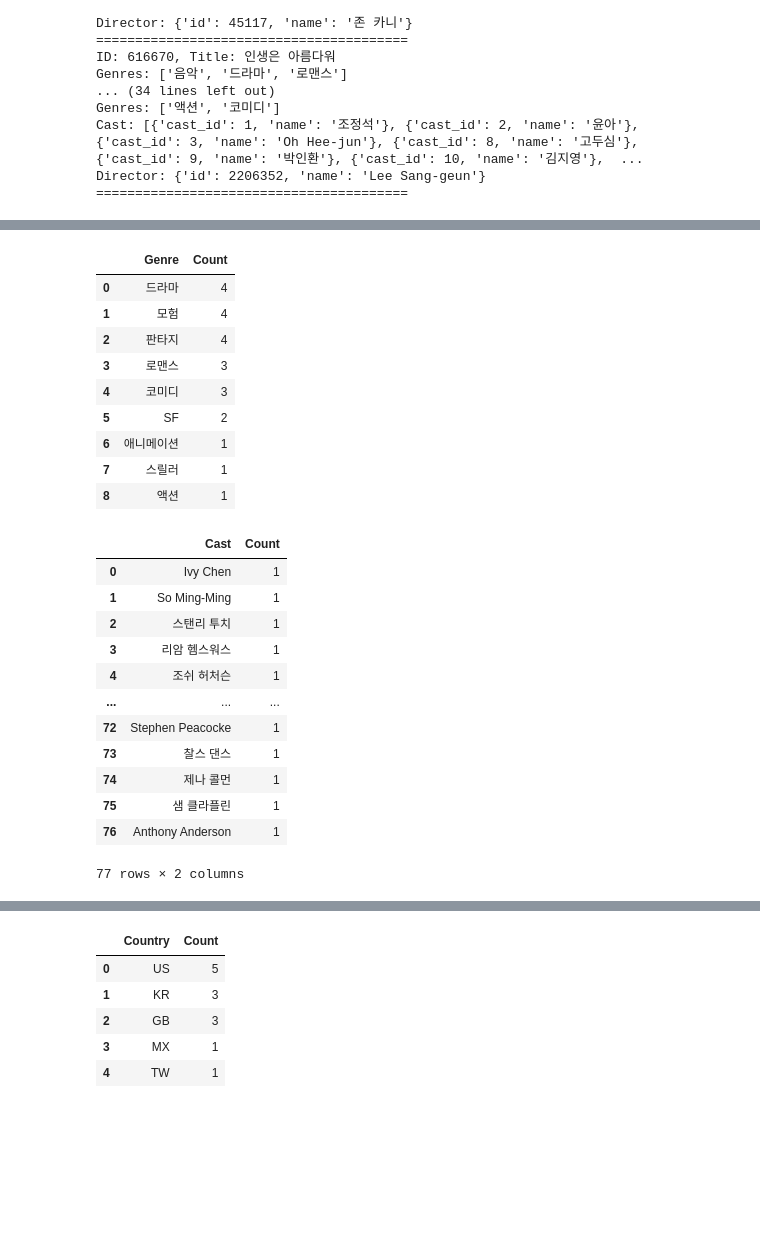
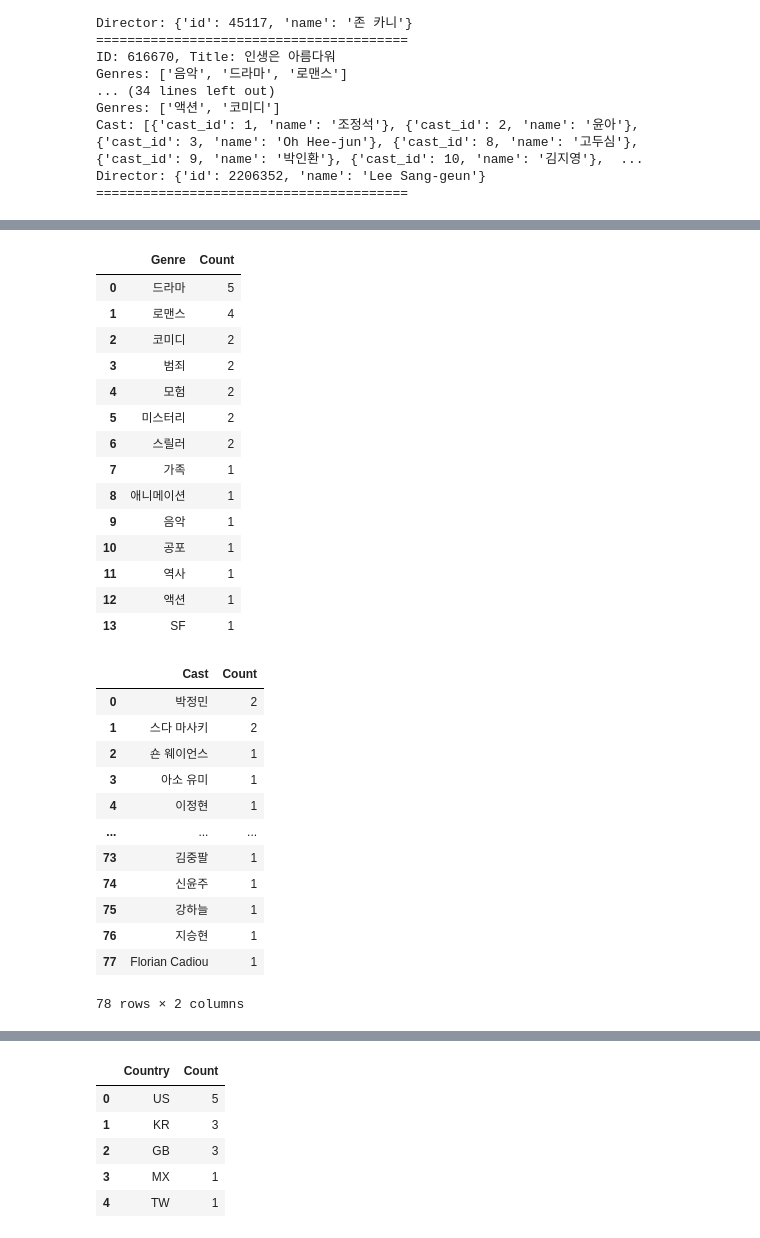
Before and after one commit to DE32-final-team3/mongodb, a Jupyter notebook: tmdb.ipynb, the cells around one changed output, grey strips where cells are left out. Saved outputs shown, nothing was run; the diff lists cells and outputs as text; code cells hidden in the pictures; blank space fills up the shorter version.

```diff
--- a/tmdb.ipynb
+++ b/tmdb.ipynb
@@ -471,7 +471,7 @@ def search_movies(query: str) -> pd.DataFrame:
 async def save_movie_to_db(movie_id: int):
     # MongoDB 연결 설정
     client = AsyncIOMotorClient("mongodb://user:team3@localhost:27017/")
-    engine = AIOEngine(client=client, database="movies_db2")
+    engine = AIOEngine(client=client, database="movies_db4")
 
     # DETAIL API 호출
     detail_url = f"https://api.themoviedb.org/3/movie/{movie_id}?language=ko-KR"
@@ -679,7 +674,7 @@ from motor.motor_asyncio import AsyncIOMotorClient
 
 # MongoDB 연결 설정
 client = AsyncIOMotorClient("mongodb://user:team3@localhost:27017/")
-engine = AIOEngine(client=client, database="movies_db2")
+engine = AIOEngine(client=client, database="movies_db4")
 
 
 # 데이터 가져오기 함수
@@ -711,4 +706,4 @@ async def fetch_movies():
 
 
 # 비동기 실행
-df2 = asyncio.run(fetch_movies())
+df4 = asyncio.run(fetch_movies())
@@ -729,36 +724,41 @@ df2
 # %%
-all_genres2 = [genre for genres in df2["Genres"] for genre in genres]
-genre_counts2 = pd.Series(all_genres2).value_counts().reset_index()
-genre_counts2.columns = ["Genre", "Count"]
-genre_counts2
+all_genres4 = [genre for genres in df4["Genres"] for genre in genres]
+genre_counts4 = pd.Series(all_genres4).value_counts().reset_index()
+genre_counts4.columns = ["Genre", "Count"]
+genre_counts4
 # %% [output]
 |  | Genre | Count |
-| 0 | 드라마 | 4 |
-| 1 | 모험 | 4 |
-| 2 | 판타지 | 4 |
-| 3 | 로맨스 | 3 |
-| 4 | 코미디 | 3 |
-| 5 | SF | 2 |
-| 6 | 애니메이션 | 1 |
-| 7 | 스릴러 | 1 |
-| 8 | 액션 | 1 |
+| 0 | 드라마 | 5 |
+| 1 | 로맨스 | 4 |
+| 2 | 코미디 | 2 |
+| 3 | 범죄 | 2 |
+| 4 | 모험 | 2 |
+| 5 | 미스터리 | 2 |
+| 6 | 스릴러 | 2 |
+| 7 | 가족 | 1 |
+| 8 | 애니메이션 | 1 |
+| 9 | 음악 | 1 |
+| 10 | 공포 | 1 |
+| 11 | 역사 | 1 |
+| 12 | 액션 | 1 |
+| 13 | SF | 1 |
 # %%
-all_casts2 = [genre for genres in df2["Cast Names"] for genre in genres]
-cast_counts2 = pd.Series(all_casts2).value_counts().reset_index()
-cast_counts2.columns = ["Cast", "Count"]
-cast_counts2
+all_casts4 = [genre for genres in df4["Cast Names"] for genre in genres]
+cast_counts4 = pd.Series(all_casts4).value_counts().reset_index()
+cast_counts4.columns = ["Cast", "Count"]
+cast_counts4
 # %% [output]
 |  | Cast | Count |
-| 0 | Ivy Chen | 1 |
-| 1 | So Ming-Ming | 1 |
-| 2 | 스탠리 투치 | 1 |
-| 3 | 리암 헴스워스 | 1 |
-| 4 | 조쉬 허처슨 | 1 |
+| 0 | 박정민 | 2 |
+| 1 | 스다 마사키 | 2 |
+| 2 | 숀 웨이언스 | 1 |
+| 3 | 아소 유미 | 1 |
+| 4 | 이정현 | 1 |
 | ... | ... | ... |
-| 72 | Stephen Peacocke | 1 |
-| 73 | 찰스 댄스 | 1 |
-| 74 | 제나 콜먼 | 1 |
-| 75 | 샘 클라플린 | 1 |
-| 76 | Anthony Anderson | 1 |
+| 73 | 김중팔 | 1 |
+| 74 | 신윤주 | 1 |
+| 75 | 강하늘 | 1 |
+| 76 | 지승현 | 1 |
+| 77 | Florian Cadiou | 1 |
-77 rows × 2 columns
+78 rows × 2 columns
 # %%
```
Also changed, not shown: parts of 6 cells of this notebook.
